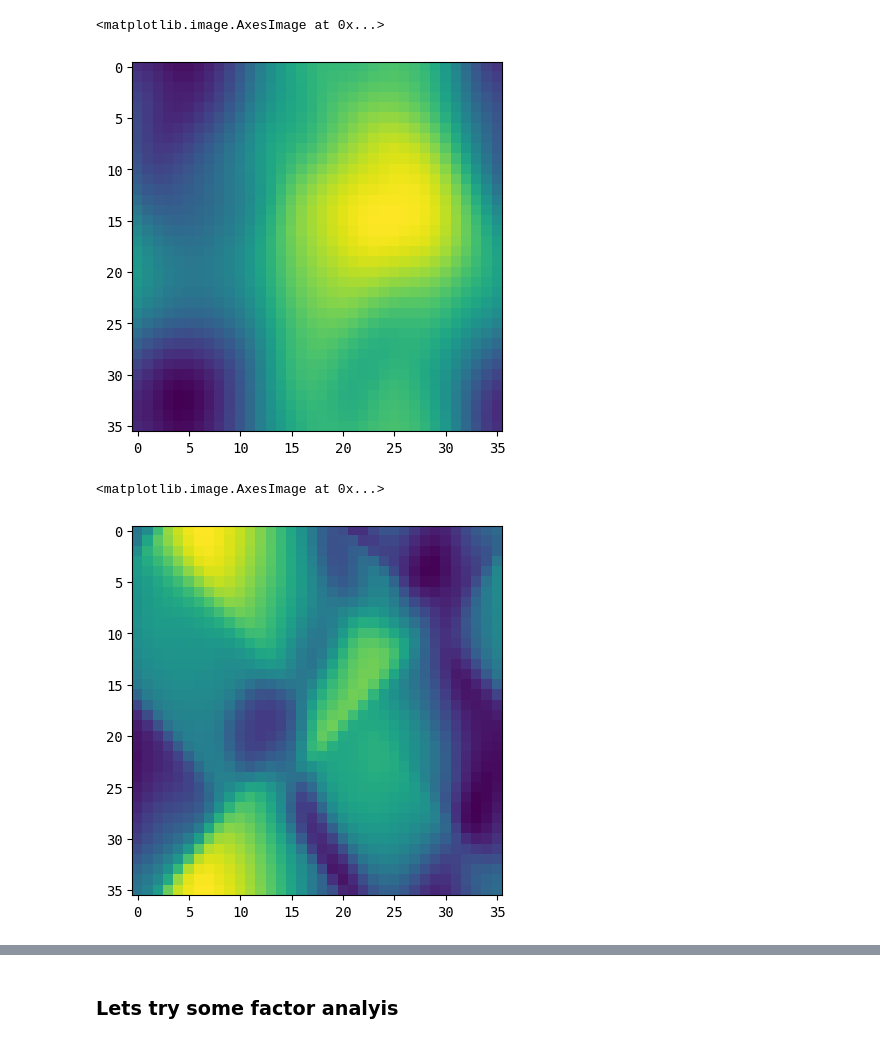
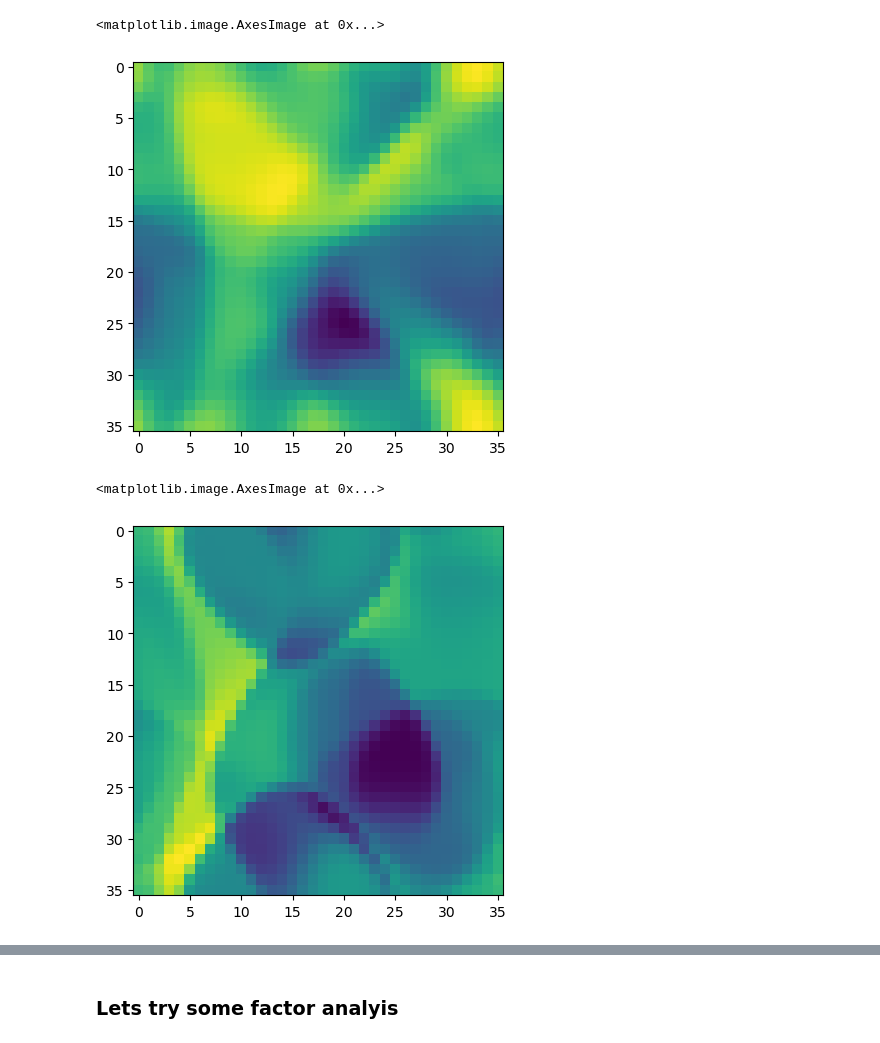
Before and after one commit to spencer-loggia/mturk2, a Jupyter notebook: mturk2_code/sim/rnn_explore.ipynb, the cells around one changed output, grey strips where cells are left out. Cells and saved outputs as stored; diff of their text form; code cells hidden in the pictures.

```diff
--- a/mturk2_code/sim/rnn_explore.ipynb
+++ b/mturk2_code/sim/rnn_explore.ipynb
@@ -15,46 +15,52 @@ from sklearn.mixture import GaussianMixture
 import scipy
 # %%
 MODE = "GRU"
-SUBJECT = "Yuri"
-if SUBJECT in ["Yuri", "Tina"]:
-    space = "TY"
-elif SUBJECT in ["Sally", "Buzz"]:
-    space = "SB"
-TRAIN_TRIALS = 150000
-with open("/home/bizon/Projects/mturk2/mturk2_code/saved_data/out_models/"+ SUBJECT + "_test_32_1000_150000_GRU.pkl", "rb") as f:
+fit = "Yuri"
+space = "TY"
+subjects = ["Yuri"]
+
+TRAIN_TRIALS = 5000
+with open("/home/bizon/Projects/mturk2/mturk2_code/saved_data/out_models/"+ fit + "_test_16_1000_5000_GRU.pkl", "rb") as f:
     rnn = pickle.load(f)
 # %%
 # test sequence head on new instances
 c, s = torch.meshgrid([torch.arange(36), torch.arange(36)])
 c = c.flatten()
 s = s.flatten()
-options = torch.stack([c, s], dim=1).unsqueeze(0) # all options on batch
+options = torch.stack([c, s], dim=1).unsqueeze(0).unsqueeze(1).tile((1, len(subjects), 1, 1)) # all options on batch
 # %%
 test = rnn.clone()
 start_from = 0
 if MODE == "nt":
     logits = test.predict(options, torch.tensor([start_from]))
 else:
-    logits = test.predict(options, torch.tensor([1.]), use_stored_hidden=False)
+    logits = test.predict(options, None, use_stored_hidden=False)
 logits = logits.cpu().detach().numpy()
-init_logits = logits.reshape((36, 36))
+init_logits = logits.reshape((len(subjects), 36, 36))[0]
 plt.imshow(init_logits)
 # %% [output]
 <matplotlib.image.AxesImage at 0x...>
-[figure, old version]
+[figure, new version]
 # %%
 test = rnn.clone()
+# run as many trials as we want through model
+data = []
+for s in subjects:
+    subject_trials = "../saved_data/all_" + s + ".csv"
+    d = pd.read_csv(subject_trials, sep="\t").head(1000)
+    data.append(d)
+test.fit(data, epochs=1)
 start_from = TRAIN_TRIALS
 if MODE == "nt":
     logits = test.predict(options, torch.tensor([start_from]))
 else:
-    logits = test.predict(options, torch.tensor([1.]), use_stored_hidden=True)
+    logits = test.predict(options, None, use_stored_hidden=True)
 logits = logits.cpu().detach().numpy()
-final_logits = logits.reshape((36, 36))
-plt.imshow(final_logits - init_logits)
+final_logits = logits.reshape((len(subjects), 36, 36))[:1].mean(axis=0)
+plt.imshow(final_logits)
 # %% [output]
 <matplotlib.image.AxesImage at 0x...>
-[figure, old version]
+[figure, new version]
 # %%
 reward_map = pd.read_csv("../../data/reward_space_" + space + ".csv").iloc[:, 0].values.reshape((36, 36)).T
 plt.imshow(reward_map)
```
Also changed, not shown: parts of 15 cells of this notebook, 12 other files.
